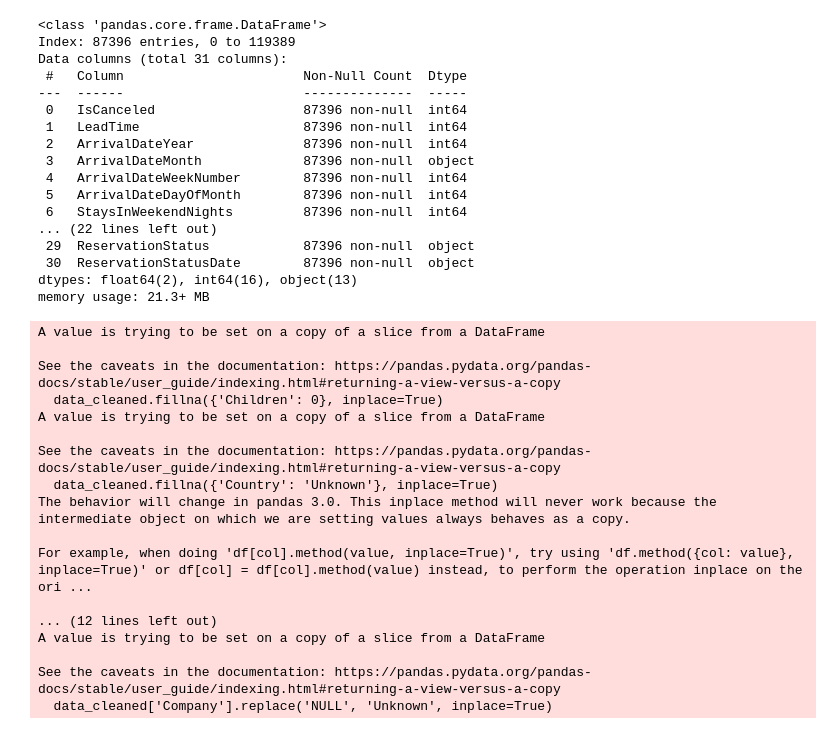
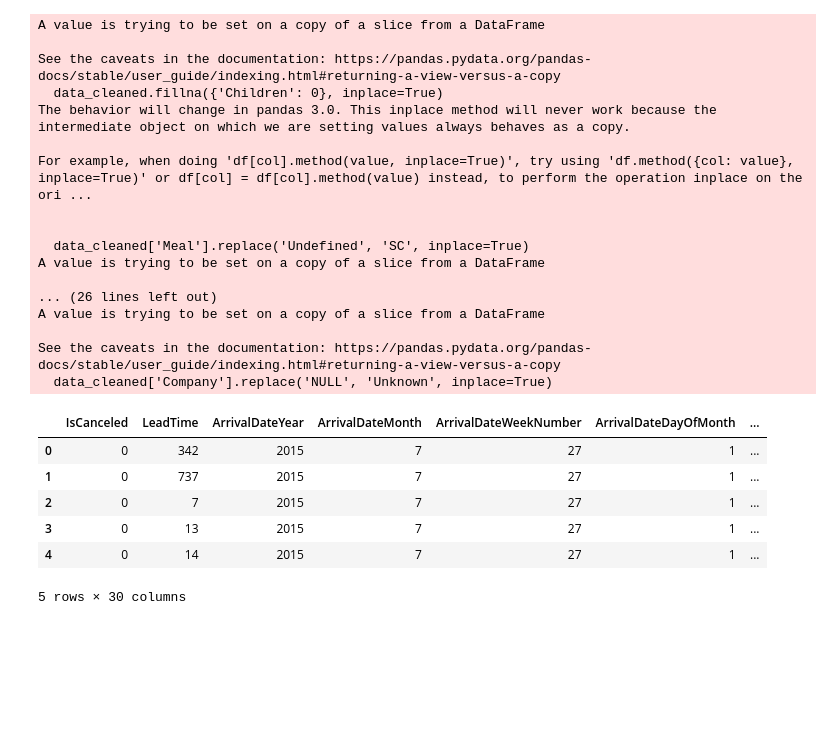
Before and after one commit to NamaWho/hotel-bookings-cancellation-prediction, a Jupyter notebook: main.ipynb, the cells around one changed output. Saved outputs shown, nothing was run; the diff lists cells and outputs as text; code cells hidden in the pictures; blank space fills up the shorter version.

```diff
--- a/main.ipynb
+++ b/main.ipynb
@@ -49,57 +22,51 @@ memory usage: 28.2+ MB
 # %%
-# Step 1: Remove duplicates
 data_cleaned = data_combined.drop_duplicates()
 
-# Step 2: Convert 'ArrivalDateMonth' to numerical (January = 1, February = 2, etc.)
+# Convert categorical month to numerical 1-12
 months = ['January', 'February', 'March', 'April', 'May', 'June',
           'July', 'August', 'September', 'October', 'November', 'December']
 data_cleaned.loc[:, 'ArrivalDateMonth'] = data_cleaned['ArrivalDateMonth'].apply(lambda x: months.index(x) + 1)
 
-# Step 3: Handle missing values by filling with reasonable defaults
 # 'Children' missing values can be filled with 0
 data_cleaned.fillna({'Children': 0}, inplace=True)
 
-# 'Country' - Replace missing values with 'Unknown'
-data_cleaned.fillna({'Country': 'Unknown'}, inplace=True)
+# Change the undefined value in the meal feature to "SC"
+# SC is the same as Undefined, from the data description of the literature
+data_cleaned['Meal'].replace('Undefined', 'SC', inplace=True)
+
+# deletion on rows that have missing distribution_channel, market_segment feature values.
+data_cleaned.dropna(subset=['DistributionChannel', 'MarketSegment'], inplace=True)
+
+data_cleaned.drop(columns=['Country'], inplace=True)
 
 # 'Agent' and 'Company' - Replace 'NULL' with 'Unknown' for these fields
 data_cleaned['Agent'].replace('NULL', 'Unknown', inplace=True)
 data_cleaned['Company'].replace('NULL', 'Unknown', inplace=True)
 
 # Inspect the cleaned data
-data_cleaned.info(), data_cleaned.head()
+data_cleaned.head()
 # %% [output]
-<class 'pandas.core.frame.DataFrame'>
-Index: 87396 entries, 0 to 119389
-Data columns (total 31 columns):
- #   Column                       Non-Null Count  Dtype
----  ------                       --------------  -----
- 0   IsCanceled                   87396 non-null  int64
- 1   LeadTime                     87396 non-null  int64
- 2   ArrivalDateYear              87396 non-null  int64
- 3   ArrivalDateMonth             87396 non-null  object
- 4   ArrivalDateWeekNumber        87396 non-null  int64
- 5   ArrivalDateDayOfMonth        87396 non-null  int64
- 6   StaysInWeekendNights         87396 non-null  int64
-... (22 lines left out)
- 29  ReservationStatus            87396 non-null  object
- 30  ReservationStatusDate        87396 non-null  object
-dtypes: float64(2), int64(16), object(13)
-memory usage: 21.3+ MB
+A value is trying to be set on a copy of a slice from a DataFrame
+
+See the caveats in the documentation: https://pandas.pydata.org/pandas-docs/stable/user_guide/indexing.html#returning-a-view-versus-a-copy
+  data_cleaned.fillna({'Children': 0}, inplace=True)
+The behavior will change in pandas 3.0. This inplace method will never work because the intermediate object on which we are setting values always behaves as a copy.
+
+For example, when doing 'df[col].method(value, inplace=True)', try using 'df.method({col: value}, inplace=True)' or df[col] = df[col].method(value) instead, to perform the operation inplace on the ori ...
+
+
+  data_cleaned['Meal'].replace('Undefined', 'SC', inplace=True)
+A value is trying to be set on a copy of a slice from a DataFrame
+
+... (26 lines left out)
+A value is trying to be set on a copy of a slice from a DataFrame
+
+See the caveats in the documentation: https://pandas.pydata.org/pandas-docs/stable/user_guide/indexing.html#returning-a-view-versus-a-copy
+  data_cleaned['Company'].replace('NULL', 'Unknown', inplace=True)
+|  | IsCanceled | LeadTime | ArrivalDateYear | ArrivalDateMonth | ArrivalDateWeekNumber | ArrivalDateDayOfMonth | ... |
+| 0 | 0 | 342 | 2015 | 7 | 27 | 1 | ... |
+| 1 | 0 | 737 | 2015 | 7 | 27 | 1 | ... |
+| 2 | 0 | 7 | 2015 | 7 | 27 | 1 | ... |
+| 3 | 0 | 13 | 2015 | 7 | 27 | 1 | ... |
+| 4 | 0 | 14 | 2015 | 7 | 27 | 1 | ... |
-A value is trying to be set on a copy of a slice from a DataFrame
-
-See the caveats in the documentation: https://pandas.pydata.org/pandas-docs/stable/user_guide/indexing.html#returning-a-view-versus-a-copy
-  data_cleaned.fillna({'Children': 0}, inplace=True)
-A value is trying to be set on a copy of a slice from a DataFrame
-
-See the caveats in the documentation: https://pandas.pydata.org/pandas-docs/stable/user_guide/indexing.html#returning-a-view-versus-a-copy
-  data_cleaned.fillna({'Country': 'Unknown'}, inplace=True)
-The behavior will change in pandas 3.0. This inplace method will never work because the intermediate object on which we are setting values always behaves as a copy.
-
-For example, when doing 'df[col].method(value, inplace=True)', try using 'df.method({col: value}, inplace=True)' or df[col] = df[col].method(value) instead, to perform the operation inplace on the ori ...
-
-... (12 lines left out)
-A value is trying to be set on a copy of a slice from a DataFrame
-
-See the caveats in the documentation: https://pandas.pydata.org/pandas-docs/stable/user_guide/indexing.html#returning-a-view-versus-a-copy
-  data_cleaned['Company'].replace('NULL', 'Unknown', inplace=True)
+5 rows × 30 columns
```
Also changed, not shown: parts of 9 cells of this notebook, 1 other file.
